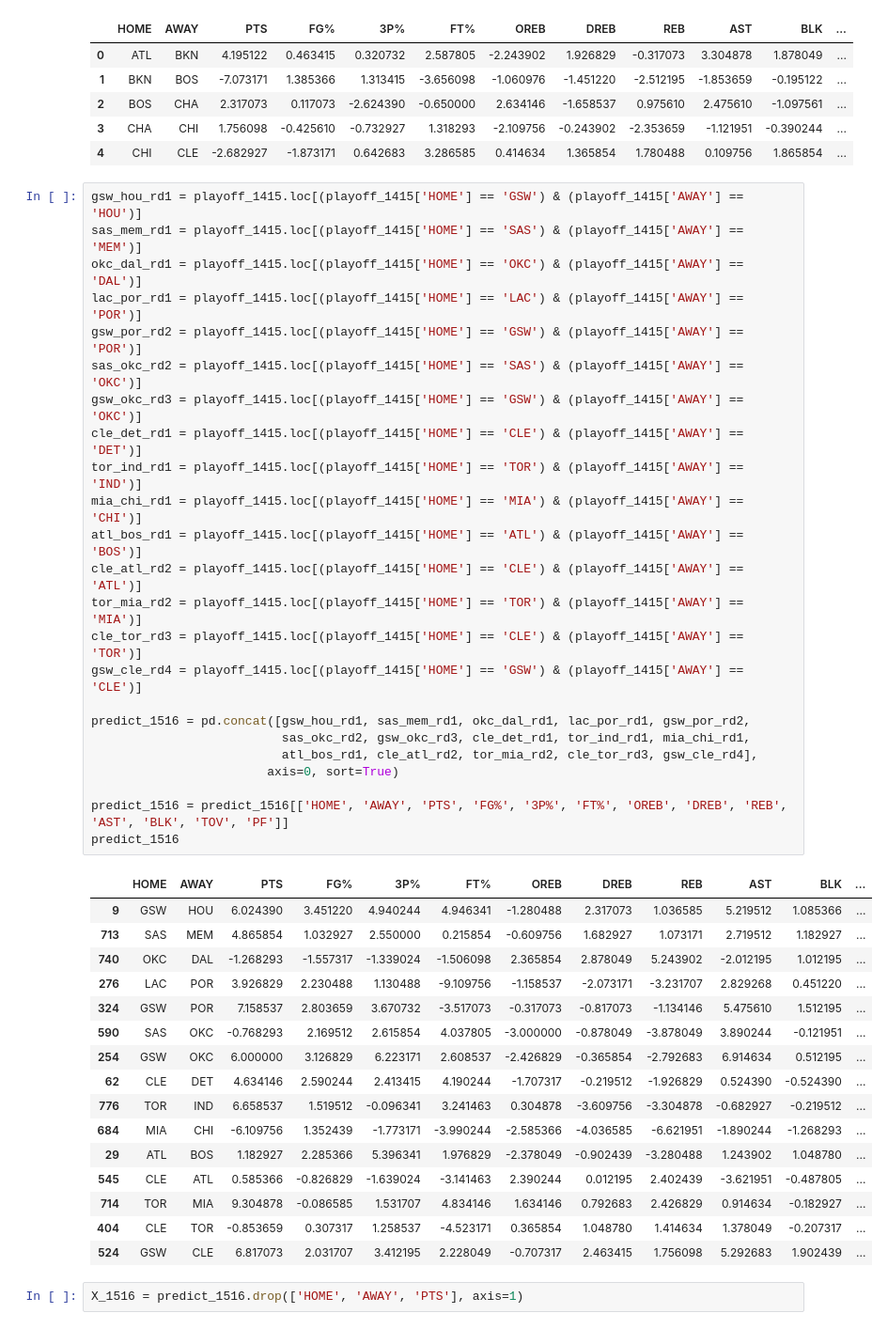
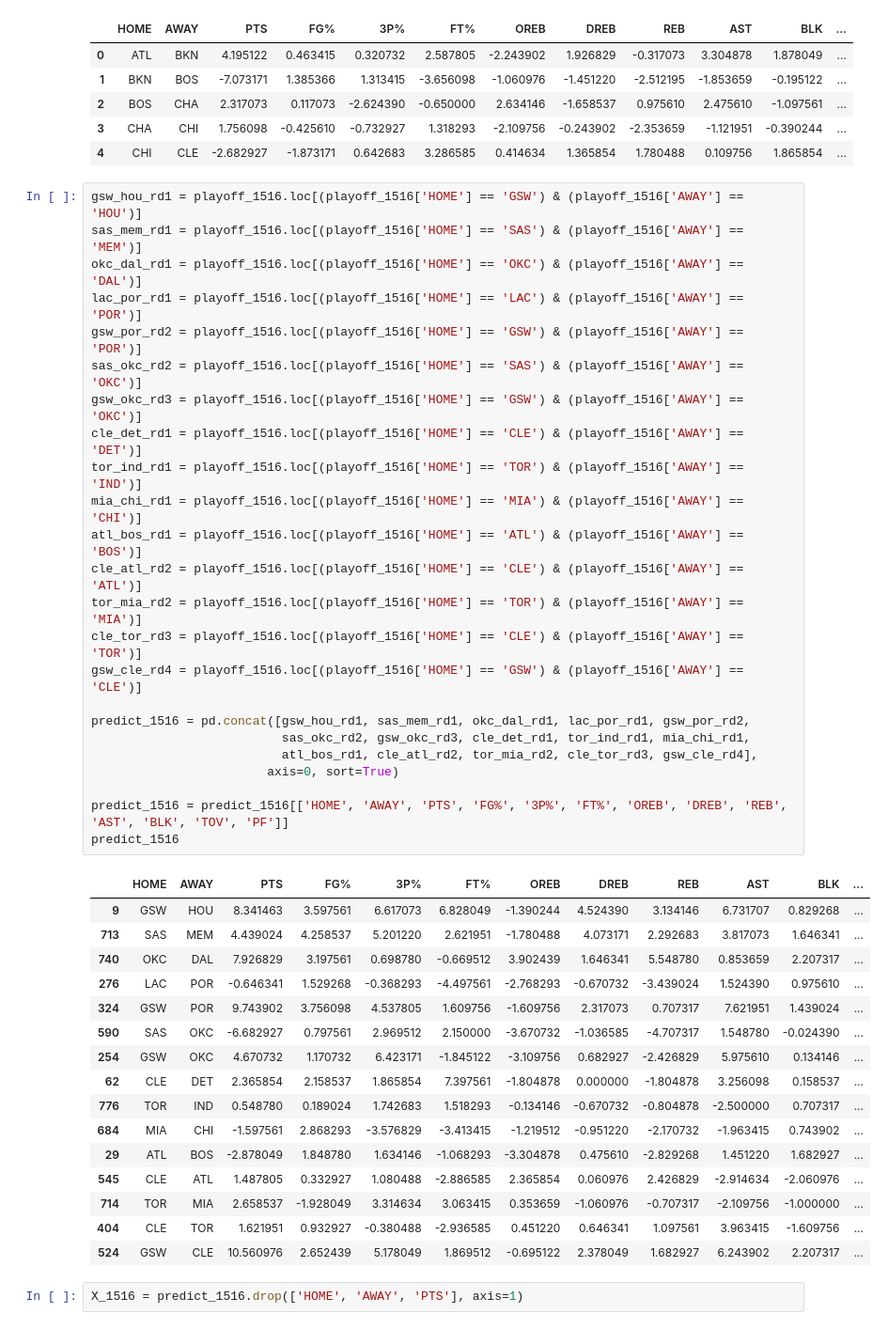
Before and after one commit to rwjenks/Final, a Jupyter notebook: Tim_Files/NBA_Test_Results.ipynb, the cells around one changed output. Shown: that part at 94% size. Saved outputs shown, nothing was run; the diff lists cells and outputs as text.

```diff
--- a/Tim_Files/NBA_Test_Results.ipynb
+++ b/Tim_Files/NBA_Test_Results.ipynb
@@ -582,46 +582,46 @@ playoff_1516.head()
 | 3 | CHA | CHI | 1.756098 | -0.425610 | -0.732927 | 1.318293 | -2.109756 | -0.243902 | -2.353659 | -1.121951 | -0.390244 | ... |
 | 4 | CHI | CLE | -2.682927 | -1.873171 | 0.642683 | 3.286585 | 0.414634 | 1.365854 | 1.780488 | 0.109756 | 1.865854 | ... |
 # %%
-gsw_hou_rd1 = playoff_1415.loc[(playoff_1415['HOME'] == 'GSW') & (playoff_1415['AWAY'] == 'HOU')]
-sas_mem_rd1 = playoff_1415.loc[(playoff_1415['HOME'] == 'SAS') & (playoff_1415['AWAY'] == 'MEM')]
-okc_dal_rd1 = playoff_1415.loc[(playoff_1415['HOME'] == 'OKC') & (playoff_1415['AWAY'] == 'DAL')]
-lac_por_rd1 = playoff_1415.loc[(playoff_1415['HOME'] == 'LAC') & (playoff_1415['AWAY'] == 'POR')]
-gsw_por_rd2 = playoff_1415.loc[(playoff_1415['HOME'] == 'GSW') & (playoff_1415['AWAY'] == 'POR')]
-sas_okc_rd2 = playoff_1415.loc[(playoff_1415['HOME'] == 'SAS') & (playoff_1415['AWAY'] == 'OKC')]
-gsw_okc_rd3 = playoff_1415.loc[(playoff_1415['HOME'] == 'GSW') & (playoff_1415['AWAY'] == 'OKC')]
-cle_det_rd1 = playoff_1415.loc[(playoff_1415['HOME'] == 'CLE') & (playoff_1415['AWAY'] == 'DET')]
-tor_ind_rd1 = playoff_1415.loc[(playoff_1415['HOME'] == 'TOR') & (playoff_1415['AWAY'] == 'IND')]
-mia_chi_rd1 = playoff_1415.loc[(playoff_1415['HOME'] == 'MIA') & (playoff_1415['AWAY'] == 'CHI')]
-atl_bos_rd1 = playoff_1415.loc[(playoff_1415['HOME'] == 'ATL') & (playoff_1415['AWAY'] == 'BOS')]
-cle_atl_rd2 = playoff_1415.loc[(playoff_1415['HOME'] == 'CLE') & (playoff_1415['AWAY'] == 'ATL')]
-tor_mia_rd2 = playoff_1415.loc[(playoff_1415['HOME'] == 'TOR') & (playoff_1415['AWAY'] == 'MIA')]
-cle_tor_rd3 = playoff_1415.loc[(playoff_1415['HOME'] == 'CLE') & (playoff_1415['AWAY'] == 'TOR')]
-gsw_cle_rd4 = playoff_1415.loc[(playoff_1415['HOME'] == 'GSW') & (playoff_1415['AWAY'] == 'CLE')]
+gsw_hou_rd1 = playoff_1516.loc[(playoff_1516['HOME'] == 'GSW') & (playoff_1516['AWAY'] == 'HOU')]
+sas_mem_rd1 = playoff_1516.loc[(playoff_1516['HOME'] == 'SAS') & (playoff_1516['AWAY'] == 'MEM')]
+okc_dal_rd1 = playoff_1516.loc[(playoff_1516['HOME'] == 'OKC') & (playoff_1516['AWAY'] == 'DAL')]
+lac_por_rd1 = playoff_1516.loc[(playoff_1516['HOME'] == 'LAC') & (playoff_1516['AWAY'] == 'POR')]
+gsw_por_rd2 = playoff_1516.loc[(playoff_1516['HOME'] == 'GSW') & (playoff_1516['AWAY'] == 'POR')]
+sas_okc_rd2 = playoff_1516.loc[(playoff_1516['HOME'] == 'SAS') & (playoff_1516['AWAY'] == 'OKC')]
+gsw_okc_rd3 = playoff_1516.loc[(playoff_1516['HOME'] == 'GSW') & (playoff_1516['AWAY'] == 'OKC')]
+cle_det_rd1 = playoff_1516.loc[(playoff_1516['HOME'] == 'CLE') & (playoff_1516['AWAY'] == 'DET')]
+tor_ind_rd1 = playoff_1516.loc[(playoff_1516['HOME'] == 'TOR') & (playoff_1516['AWAY'] == 'IND')]
+mia_chi_rd1 = playoff_1516.loc[(playoff_1516['HOME'] == 'MIA') & (playoff_1516['AWAY'] == 'CHI')]
+atl_bos_rd1 = playoff_1516.loc[(playoff_1516['HOME'] == 'ATL') & (playoff_1516['AWAY'] == 'BOS')]
+cle_atl_rd2 = playoff_1516.loc[(playoff_1516['HOME'] == 'CLE') & (playoff_1516['AWAY'] == 'ATL')]
+tor_mia_rd2 = playoff_1516.loc[(playoff_1516['HOME'] == 'TOR') & (playoff_1516['AWAY'] == 'MIA')]
+cle_tor_rd3 = playoff_1516.loc[(playoff_1516['HOME'] == 'CLE') & (playoff_1516['AWAY'] == 'TOR')]
+gsw_cle_rd4 = playoff_1516.loc[(playoff_1516['HOME'] == 'GSW') & (playoff_1516['AWAY'] == 'CLE')]
 
 predict_1516 = pd.concat([gsw_hou_rd1, sas_mem_rd1, okc_dal_rd1, lac_por_rd1, gsw_por_rd2,
                           sas_okc_rd2, gsw_okc_rd3, cle_det_rd1, tor_ind_rd1, mia_chi_rd1,
                           atl_bos_rd1, cle_atl_rd2, tor_mia_rd2, cle_tor_rd3, gsw_cle_rd4],
                         axis=0, sort=True)
 
 predict_1516 = predict_1516[['HOME', 'AWAY', 'PTS', 'FG%', '3P%', 'FT%', 'OREB', 'DREB', 'REB', 'AST', 'BLK', 'TOV', 'PF']]
 predict_1516
 # %% [output]
 |  | HOME | AWAY | PTS | FG% | 3P% | FT% | OREB | DREB | REB | AST | BLK | ... |
-| 9 | GSW | HOU | 6.024390 | 3.451220 | 4.940244 | 4.946341 | -1.280488 | 2.317073 | 1.036585 | 5.219512 | 1.085366 | ... |
-| 713 | SAS | MEM | 4.865854 | 1.032927 | 2.550000 | 0.215854 | -0.609756 | 1.682927 | 1.073171 | 2.719512 | 1.182927 | ... |
-| 740 | OKC | DAL | -1.268293 | -1.557317 | -1.339024 | -1.506098 | 2.365854 | 2.878049 | 5.243902 | -2.012195 | 1.012195 | ... |
-| 276 | LAC | POR | 3.926829 | 2.230488 | 1.130488 | -9.109756 | -1.158537 | -2.073171 | -3.231707 | 2.829268 | 0.451220 | ... |
-| 324 | GSW | POR | 7.158537 | 2.803659 | 3.670732 | -3.517073 | -0.317073 | -0.817073 | -1.134146 | 5.475610 | 1.512195 | ... |
-| 590 | SAS | OKC | -0.768293 | 2.169512 | 2.615854 | 4.037805 | -3.000000 | -0.878049 | -3.878049 | 3.890244 | -0.121951 | ... |
-| 254 | GSW | OKC | 6.000000 | 3.126829 | 6.223171 | 2.608537 | -2.426829 | -0.365854 | -2.792683 | 6.914634 | 0.512195 | ... |
-| 62 | CLE | DET | 4.634146 | 2.590244 | 2.413415 | 4.190244 | -1.707317 | -0.219512 | -1.926829 | 0.524390 | -0.524390 | ... |
-| 776 | TOR | IND | 6.658537 | 1.519512 | -0.096341 | 3.241463 | 0.304878 | -3.609756 | -3.304878 | -0.682927 | -0.219512 | ... |
-| 684 | MIA | CHI | -6.109756 | 1.352439 | -1.773171 | -3.990244 | -2.585366 | -4.036585 | -6.621951 | -1.890244 | -1.268293 | ... |
-| 29 | ATL | BOS | 1.182927 | 2.285366 | 5.396341 | 1.976829 | -2.378049 | -0.902439 | -3.280488 | 1.243902 | 1.048780 | ... |
-| 545 | CLE | ATL | 0.585366 | -0.826829 | -1.639024 | -3.141463 | 2.390244 | 0.012195 | 2.402439 | -3.621951 | -0.487805 | ... |
-| 714 | TOR | MIA | 9.304878 | -0.086585 | 1.531707 | 4.834146 | 1.634146 | 0.792683 | 2.426829 | 0.914634 | -0.182927 | ... |
-| 404 | CLE | TOR | -0.853659 | 0.307317 | 1.258537 | -4.523171 | 0.365854 | 1.048780 | 1.414634 | 1.378049 | -0.207317 | ... |
-| 524 | GSW | CLE | 6.817073 | 2.031707 | 3.412195 | 2.228049 | -0.707317 | 2.463415 | 1.756098 | 5.292683 | 1.902439 | ... |
+| 9 | GSW | HOU | 8.341463 | 3.597561 | 6.617073 | 6.828049 | -1.390244 | 4.524390 | 3.134146 | 6.731707 | 0.829268 | ... |
+| 713 | SAS | MEM | 4.439024 | 4.258537 | 5.201220 | 2.621951 | -1.780488 | 4.073171 | 2.292683 | 3.817073 | 1.646341 | ... |
+| 740 | OKC | DAL | 7.926829 | 3.197561 | 0.698780 | -0.669512 | 3.902439 | 1.646341 | 5.548780 | 0.853659 | 2.207317 | ... |
+| 276 | LAC | POR | -0.646341 | 1.529268 | -0.368293 | -4.497561 | -2.768293 | -0.670732 | -3.439024 | 1.524390 | 0.975610 | ... |
+| 324 | GSW | POR | 9.743902 | 3.756098 | 4.537805 | 1.609756 | -1.609756 | 2.317073 | 0.707317 | 7.621951 | 1.439024 | ... |
+| 590 | SAS | OKC | -6.682927 | 0.797561 | 2.969512 | 2.150000 | -3.670732 | -1.036585 | -4.707317 | 1.548780 | -0.024390 | ... |
+| 254 | GSW | OKC | 4.670732 | 1.170732 | 6.423171 | -1.845122 | -3.109756 | 0.682927 | -2.426829 | 5.975610 | 0.134146 | ... |
+| 62 | CLE | DET | 2.365854 | 2.158537 | 1.865854 | 7.397561 | -1.804878 | 0.000000 | -1.804878 | 3.256098 | 0.158537 | ... |
+| 776 | TOR | IND | 0.548780 | 0.189024 | 1.742683 | 1.518293 | -0.134146 | -0.670732 | -0.804878 | -2.500000 | 0.707317 | ... |
+| 684 | MIA | CHI | -1.597561 | 2.868293 | -3.576829 | -3.413415 | -1.219512 | -0.951220 | -2.170732 | -1.963415 | 0.743902 | ... |
+| 29 | ATL | BOS | -2.878049 | 1.848780 | 1.634146 | -1.068293 | -3.304878 | 0.475610 | -2.829268 | 1.451220 | 1.682927 | ... |
+| 545 | CLE | ATL | 1.487805 | 0.332927 | 1.080488 | -2.886585 | 2.365854 | 0.060976 | 2.426829 | -2.914634 | -2.060976 | ... |
+| 714 | TOR | MIA | 2.658537 | -1.928049 | 3.314634 | 3.063415 | 0.353659 | -1.060976 | -0.707317 | -2.109756 | -1.000000 | ... |
+| 404 | CLE | TOR | 1.621951 | 0.932927 | -0.380488 | -2.936585 | 0.451220 | 0.646341 | 1.097561 | 3.963415 | -1.609756 | ... |
+| 524 | GSW | CLE | 10.560976 | 2.652439 | 5.178049 | 1.869512 | -0.695122 | 2.378049 | 1.682927 | 6.243902 | 2.207317 | ... |
 # %%
 X_1516 = predict_1516.drop(['HOME', 'AWAY', 'PTS'], axis=1)
 # %%
```
Also changed, not shown: parts of 26 cells of this notebook.
